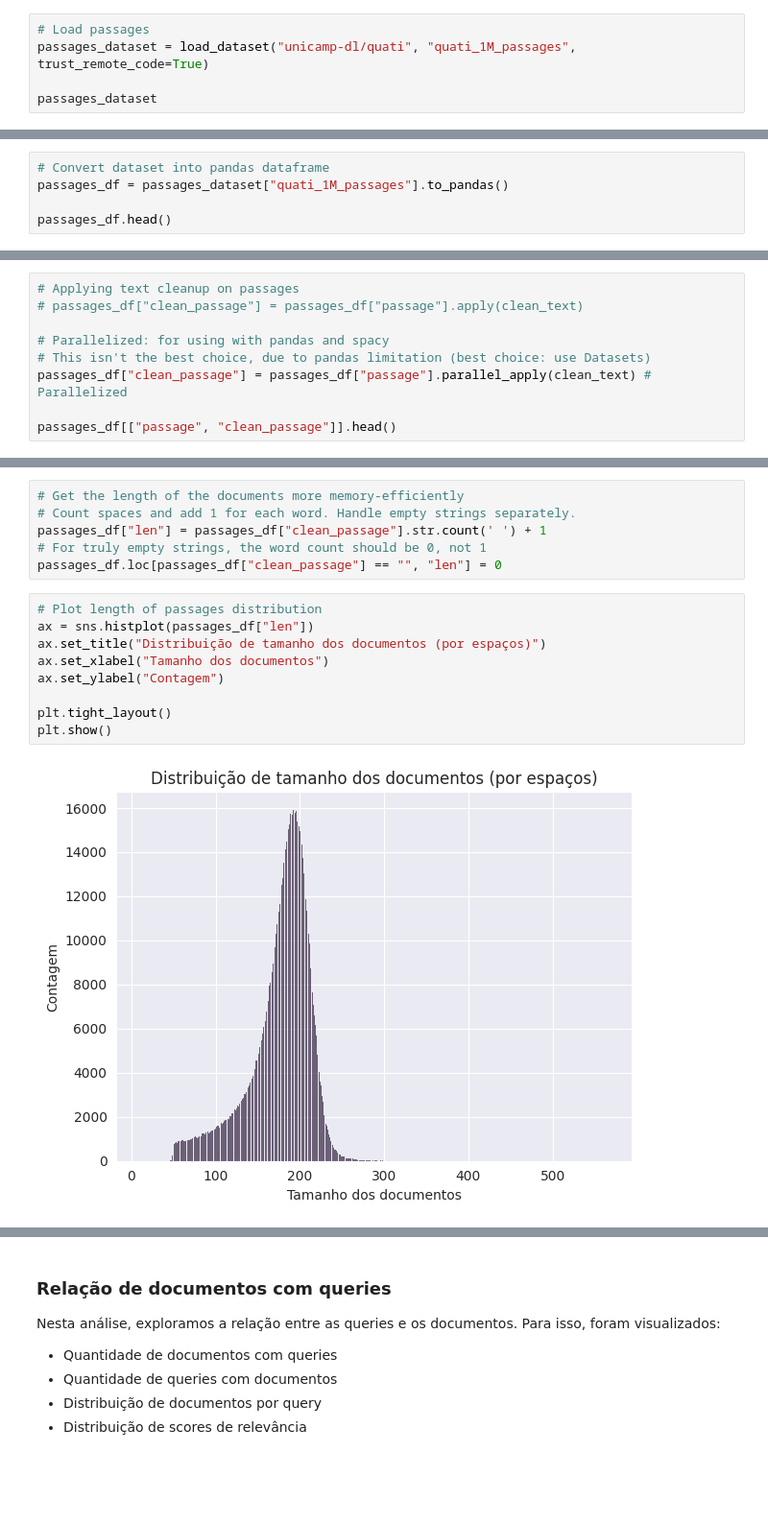
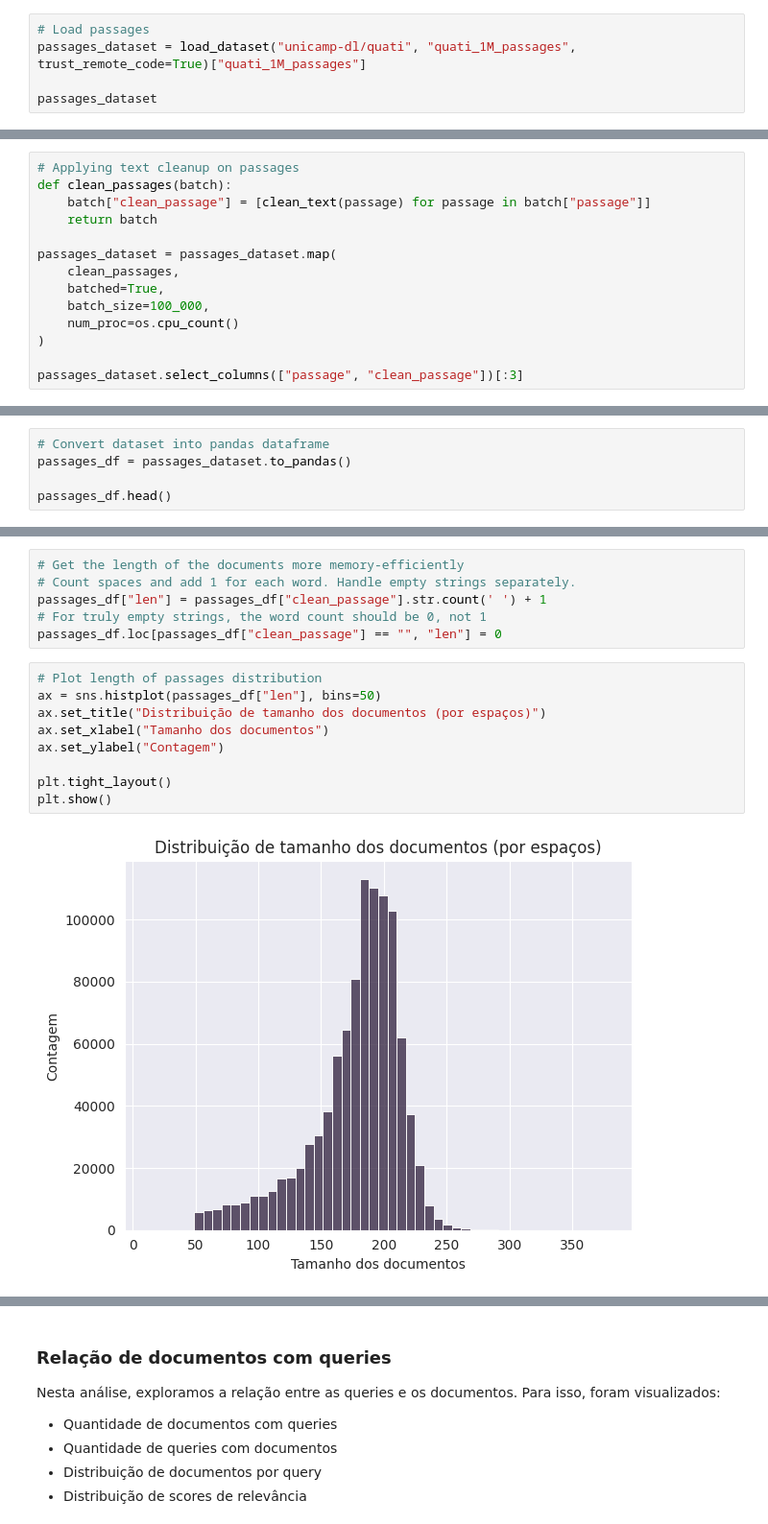
Before and after one commit to LexTOliver/rag-br, a Jupyter notebook: notebooks/01_data_understanding.ipynb, the cells around one changed output, grey strips where cells are left out. Shown at 96% size. Cells and saved outputs as stored; diff of their text form; blank space fills up the shorter version.

Commit message:
refactor: Improve text cleanup and performance on Data Understanding

```diff
--- a/notebooks/01_data_understanding.ipynb
+++ b/notebooks/01_data_understanding.ipynb
@@ -89,7 +80,7 @@ O dataset possui três tabelas:
 ### `passages` - Tabela de documentos/passagens
 # %%
 # Load passages
-passages_dataset = load_dataset("unicamp-dl/quati", "quati_1M_passages", trust_remote_code=True)
+passages_dataset = load_dataset("unicamp-dl/quati", "quati_1M_passages", trust_remote_code=True)["quati_1M_passages"]
 
 passages_dataset
 # %% [output]
@@ -101,0 +180,14 @@ DatasetDict({
+# %%
+# Applying text cleanup on passages
+def clean_passages(batch):
+    batch["clean_passage"] = [clean_text(passage) for passage in batch["passage"]]
+    return batch
+
+passages_dataset = passages_dataset.map(
+    clean_passages,
+    batched=True,
+    batch_size=100_000,
+    num_proc=os.cpu_count()
+)
+
+passages_dataset.select_columns(["passage", "clean_passage"])[:3]
@@ -102,6 +224,6 @@ DatasetDict({
 # %%
 # Convert dataset into pandas dataframe
-passages_df = passages_dataset["quati_1M_passages"].to_pandas()
+passages_df = passages_dataset.to_pandas()
 
 passages_df.head()
 # %% [output]
@@ -290,9 +249,0 @@ def clean_text_regex(text: str) -> str:
-# %%
-# Applying text cleanup on passages
-# passages_df["clean_passage"] = passages_df["passage"].apply(clean_text)
-
-# Parallelized: for using with pandas and spacy
-# This isn't the best choice, due to pandas limitation (best choice: use Datasets)
-passages_df["clean_passage"] = passages_df["passage"].parallel_apply(clean_text) # Parallelized
-
-passages_df[["passage", "clean_passage"]].head()
@@ -406,15 +402,15 @@ passages_df["len"] = passages_df["clean_passage"].str.count(' ') + 1
 passages_df.loc[passages_df["clean_passage"] == "", "len"] = 0
 # %%
 # Plot length of passages distribution
-ax = sns.histplot(passages_df["len"])
+ax = sns.histplot(passages_df["len"], bins=50)
 ax.set_title("Distribuição de tamanho dos documentos (por espaços)")
 ax.set_xlabel("Tamanho dos documentos")
 ax.set_ylabel("Contagem")
 
 plt.tight_layout()
 plt.show()
 # %% [output]
-[figure, old version]
+[figure, new version]
 # %%
 # Verify the documents too large (outliers)
 # Calculate the 99th percentile for document length
```
Also changed, not shown: parts of 51 cells of this notebook.
